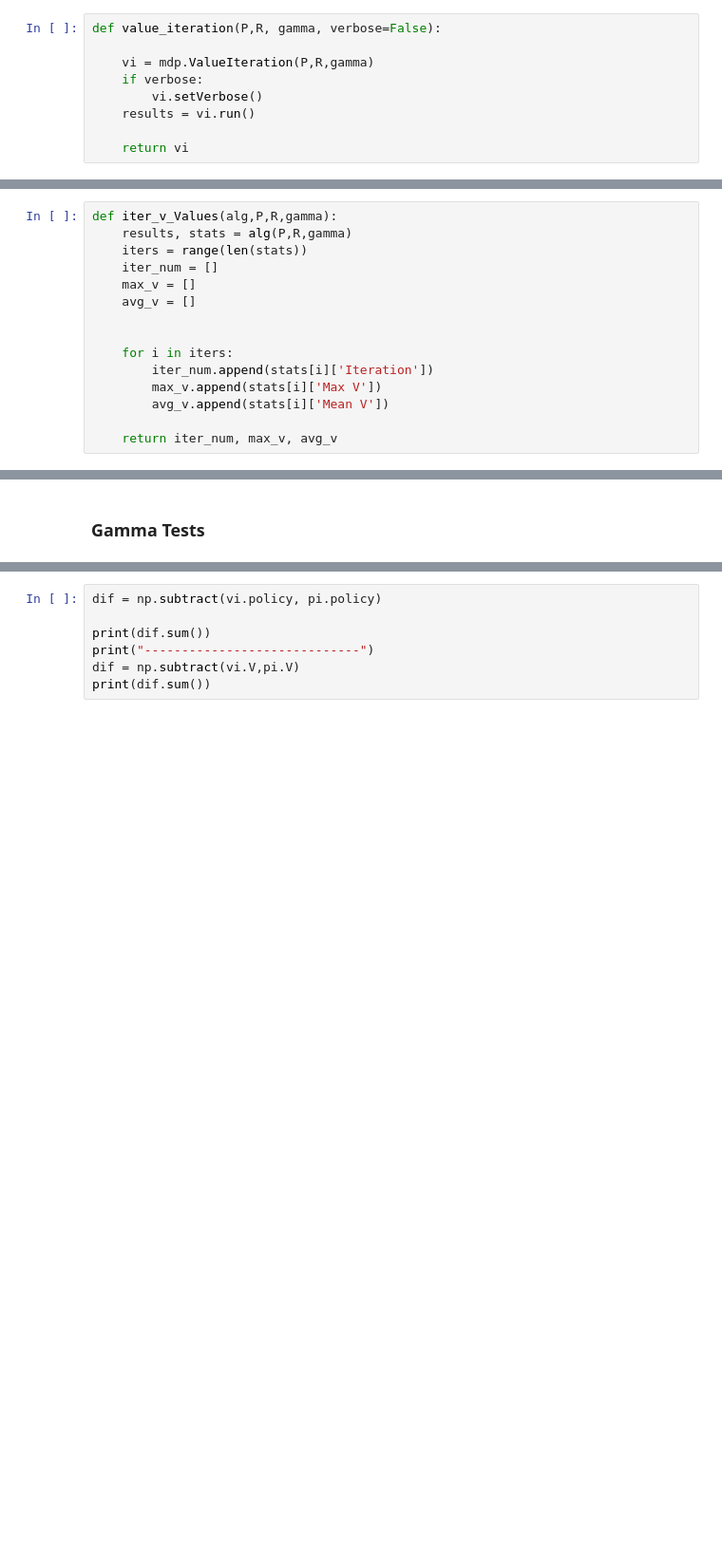
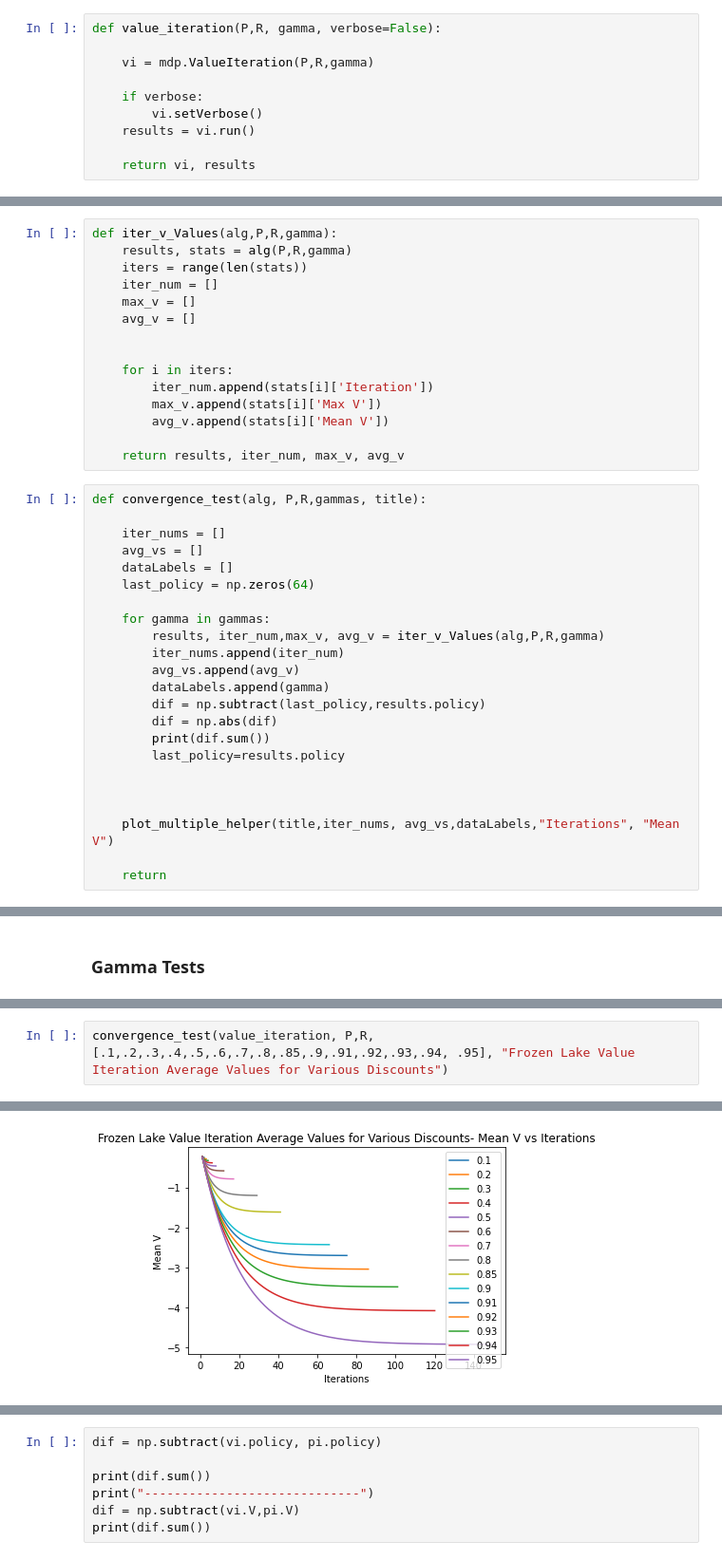
Before and after one commit to lrunyan94/CS7641_HW4, a Jupyter notebook: Lake_v3.ipynb, the cells around one changed output, grey strips where cells are left out. Shown at 95% size. Drawn from its saved outputs; the diff is of its cells as text; blank space fills up the shorter version.

```diff
--- a/Lake_v3.ipynb
+++ b/Lake_v3.ipynb
@@ -119,11 +146,12 @@ def frozen_lake():
 def value_iteration(P,R, gamma, verbose=False):
 
     vi = mdp.ValueIteration(P,R,gamma)
+
     if verbose:
         vi.setVerbose()
     results = vi.run()
 
-    return vi
+    return vi, results
 # %% [markdown]
 ## Policy Iteration Functions
 # %%
@@ -229,7 +256,30 @@ def iter_v_Values(alg,P,R,gamma):
         max_v.append(stats[i]['Max V'])
         avg_v.append(stats[i]['Mean V'])
 
-    return iter_num, max_v, avg_v
+    return results, iter_num, max_v, avg_v
+# %%
+def convergence_test(alg, P,R,gammas, title):
+
+    iter_nums = []
+    avg_vs = []
+    dataLabels = []
+    last_policy = np.zeros(64)
+
+    for gamma in gammas:
+        results, iter_num,max_v, avg_v = iter_v_Values(alg,P,R,gamma)
+        iter_nums.append(iter_num)
+        avg_vs.append(avg_v)
+        dataLabels.append(gamma)
+        dif = np.subtract(last_policy,results.policy)
+        dif = np.abs(dif)
+        print(dif.sum())
+        last_policy=results.policy
+
+
+
+    plot_multiple_helper(title,iter_nums, avg_vs,dataLabels,"Iterations", "Mean V")
+
+    return
 # %% [markdown]
 # Main
 # %%
@@ -290,0 +317,3 @@ for gamma in gammas:
+# %%
+convergence_test(value_iteration, P,R,[.1,.2,.3,.4,.5,.6,.7,.8,.85,.9,.91,.92,.93,.94, .95], "Frozen Lake Value Iteration Average Values for Various Discounts")
+# %% [output]
@@ -290,0 +335 @@ for gamma in gammas:
+[figure, added]
```
Also changed, not shown: parts of 35 cells of this notebook.
